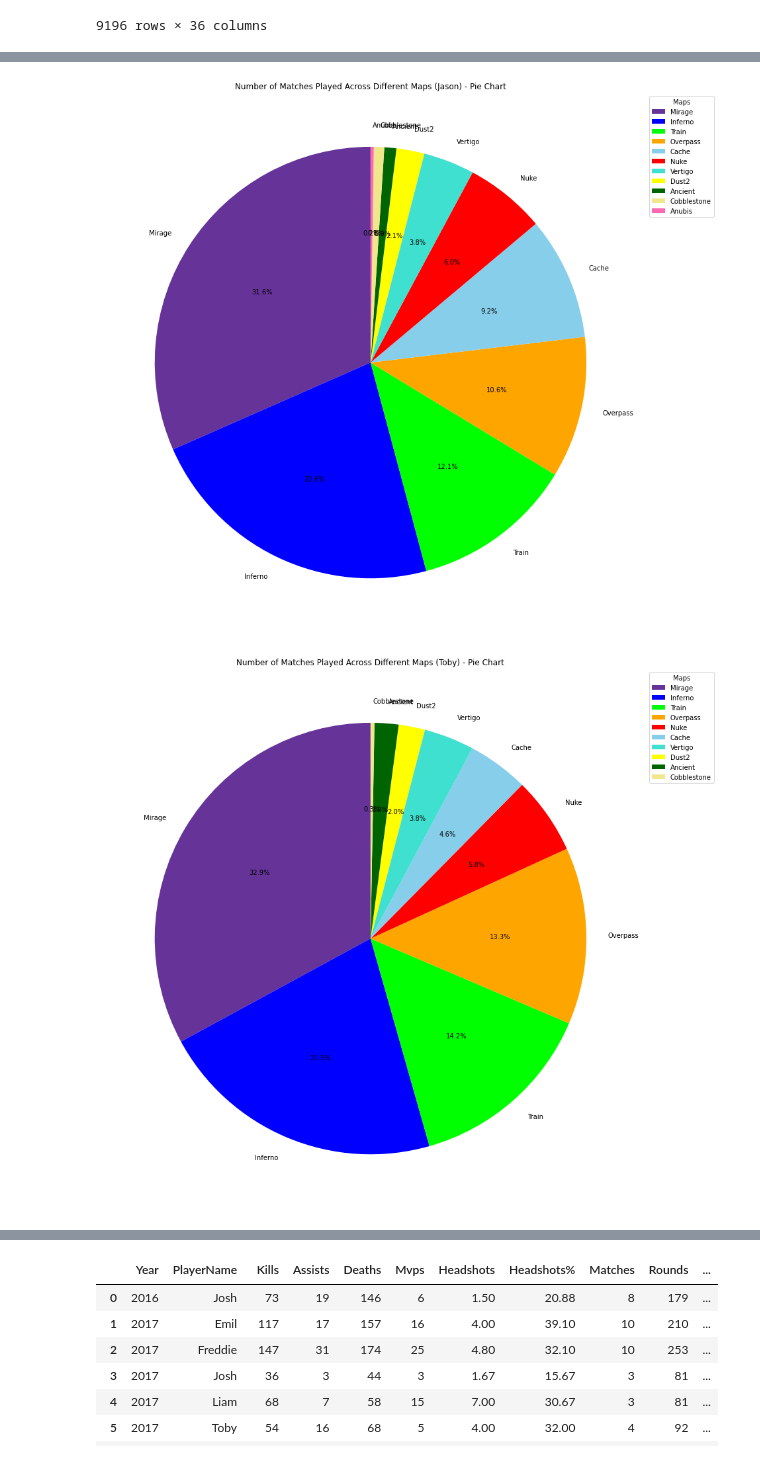
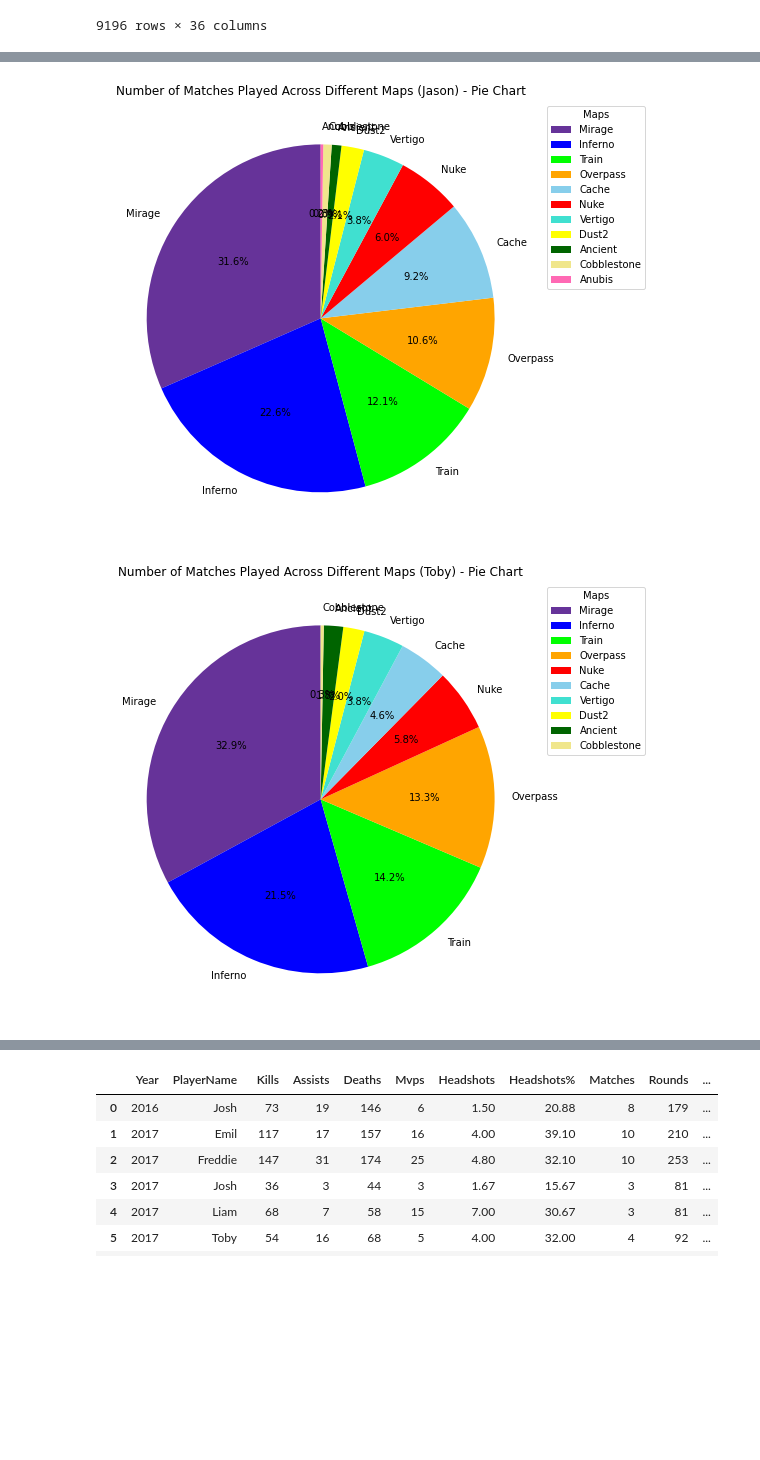
Before and after one commit to jasonhsu8/Faceit_Data_Collection, a Jupyter notebook: JJ Notebooks/DataVisualisation.ipynb, the cells around one changed output, grey strips where cells are left out. Cells and saved outputs as stored; diff of their text form; code cells hidden in the pictures; blank space fills up the shorter version.

```diff
--- a/JJ Notebooks/DataVisualisation.ipynb
+++ b/JJ Notebooks/DataVisualisation.ipynb
@@ -370,22 +370,8 @@ Maps_Stats_df_liam
 # %%
 #Maps_Stats_df_toby
-# %%
-map_colors={
-    'Mirage': 'rebeccapurple',
-    'Inferno': 'blue',
-    'Train': 'lime',
-    'Overpass': 'orange',
-    'Cache': 'skyblue',
-    'Nuke': 'red',
-    'Vertigo': 'turquoise',
-    'Dust2': 'yellow',
-    'Ancient': 'darkgreen',
-    'Cobblestone': 'khaki',
-    'Anubis': 'hotpink'
-}
 # %%
 # Number of matches played across different maps (Jason) as a pie chart
-plt.figure(figsize=(15, 15))
+plt.figure(figsize=(8 , 8 ))
 
 plt.pie(Maps_Stats_df_jj['Matches'], labels=Maps_Stats_df_jj["MapName"], autopct='%1.1f%%', colors=[map_colors[map_name] for map_name in Maps_Stats_df_jj["MapName"]], startangle=90)
 
@@ -395,7 +381,7 @@ plt.legend(title= "Maps", bbox_to_anchor=(1.01, 1), loc='upper left')
 plt.show()
 
 # Number of matches played across different maps (Toby) as a pie chart
-plt.figure(figsize=(15, 15))
+plt.figure(figsize=(8 , 8))
 
 plt.pie(Maps_Stats_df_toby['Matches'], labels=Maps_Stats_df_toby["MapName"], autopct='%1.1f%%', colors=[map_colors[map_name] for map_name in Maps_Stats_df_toby["MapName"]], startangle=90)
 
@@ -406,7 +392,7 @@ plt.show()
 
 
 # Number of matches played across different maps (Josh) as a pie chart
-plt.figure(figsize=(15, 15))
+plt.figure(figsize=(8, 8))
 
 plt.pie(Maps_Stats_df_josh['Matches'], labels=Maps_Stats_df_josh["MapName"], autopct='%1.1f%%', colors=[map_colors[map_name] for map_name in Maps_Stats_df_josh["MapName"]], startangle=90)
 
@@ -416,36 +402,36 @@ plt.legend(title= "Maps", bbox_to_anchor=(1.01, 1), loc='upper left')
 plt.show()
 
 # Number of matches played across different maps (Freddie) as a pie chart
-plt.figure(figsize=(15, 15))
+plt.figure(figsize=(8, 8))
 
 plt.pie(Maps_Stats_df_fred['Matches'], labels=Maps_Stats_df_fred["MapName"], autopct='%1.1f%%', colors=[map_colors[map_name] for map_name in Maps_Stats_df_fred["MapName"]], startangle=90)
 
 plt.title('Number of Matches Played Across Different Maps (Fred) - Pie Chart')
 plt.legend(title= "Maps", bbox_to_anchor=(1.01, 1), loc='upper left')
 
 plt.show()
 
 
 # Number of matches played across different maps (Emil) as a pie chart
-plt.figure(figsize=(15, 15))
+plt.figure(figsize=(8, 8))
 
 plt.pie(Maps_Stats_df_emil['Matches'], labels=Maps_Stats_df_emil["MapName"], autopct='%1.1f%%', colors=[map_colors[map_name] for map_name in Maps_Stats_df_emil["MapName"]], startangle=90)
 
 plt.title('Number of Matches Played Across Different Maps (Emil) - Pie Chart')
 plt.legend(title= "Maps", bbox_to_anchor=(1.01, 1), loc='upper left')
 
 plt.show()
 
 
 # Number of matches played across different maps (Liam) as a pie chart
-plt.figure(figsize=(15, 15))
+plt.figure(figsize=(8 , 8))
 
 plt.pie(Maps_Stats_df_liam['Matches'], labels=Maps_Stats_df_liam["MapName"], autopct='%1.1f%%', colors=[map_colors[map_name] for map_name in Maps_Stats_df_liam["MapName"]], startangle=90)
 
 plt.title('Number of Matches Played Across Different Maps (Liam) - Pie Chart')
 plt.legend(title= "Maps", bbox_to_anchor=(1.01, 1), loc='upper left')
 
 plt.show()
 # %% [output]
-[figure, old version]
+[figure, new version]
-[figure, old version]
+[figure, new version]
```
Also changed, not shown: parts of 15 cells of this notebook.
